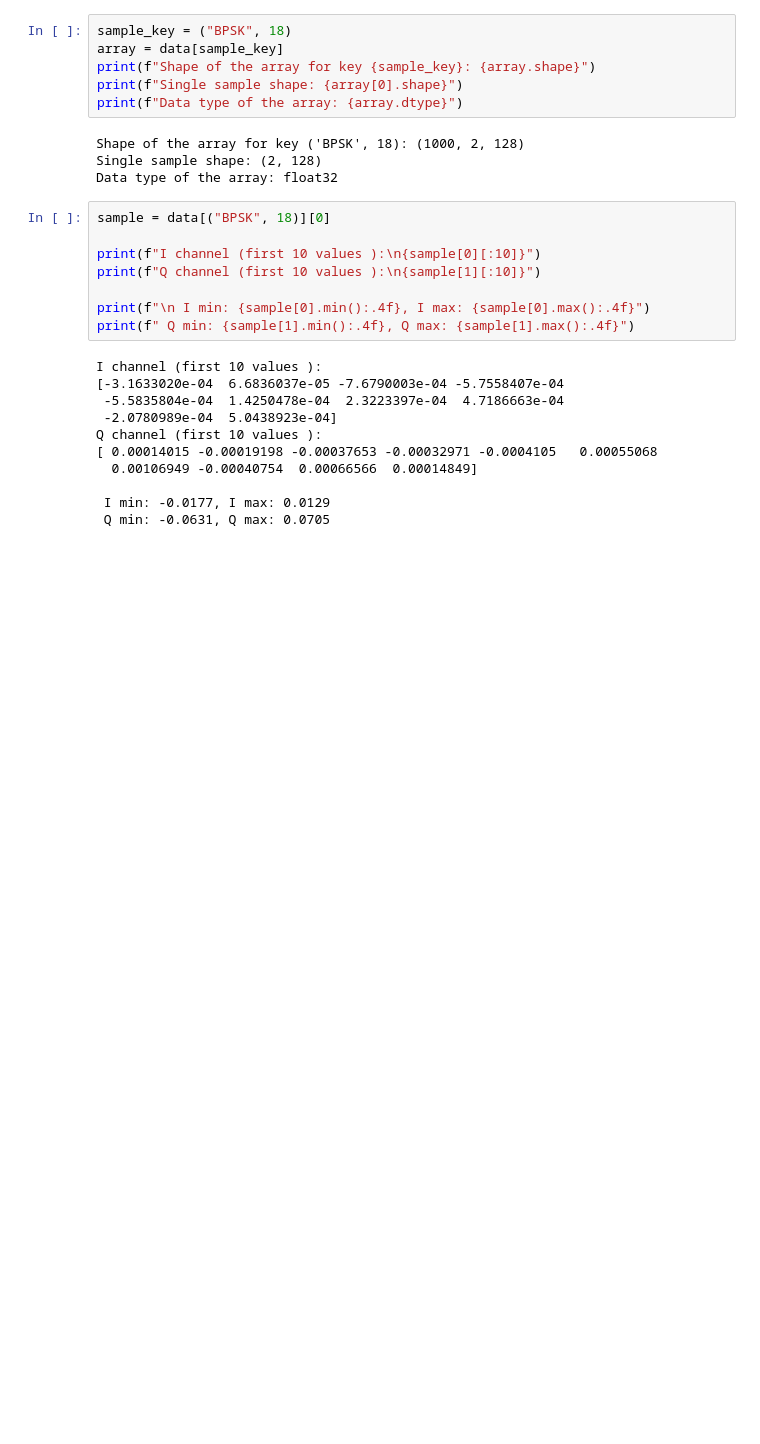
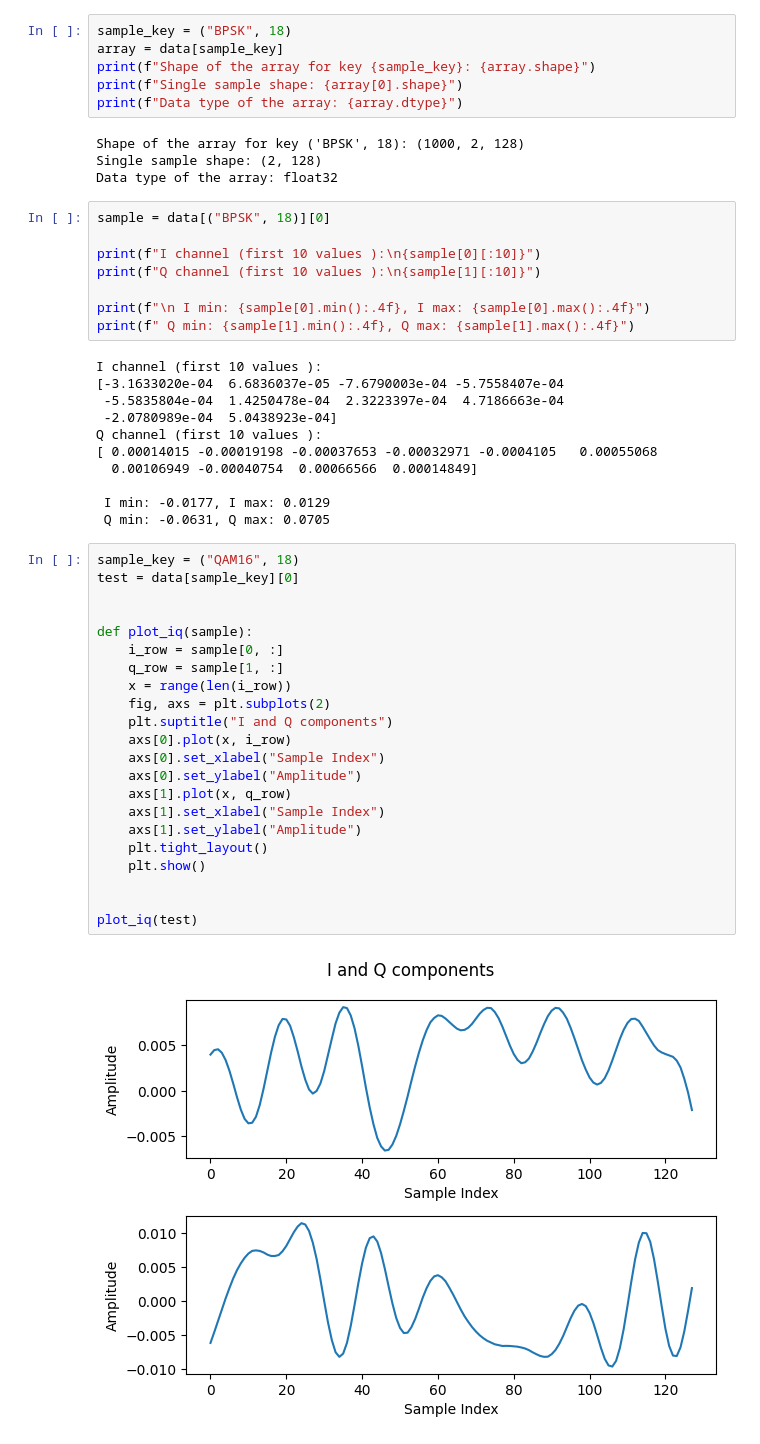
Before and after one commit to lohith-pras/rf-claassifier, a Jupyter notebook: notebooks/01_eda.ipynb, the cells around one changed output. Saved outputs shown, nothing was run; the diff lists cells and outputs as text; blank space fills up the shorter version.

```diff
--- a/notebooks/01_eda.ipynb
+++ b/notebooks/01_eda.ipynb
@@ -49,3 +56,27 @@ Q channel (first 10 values ):
 
  I min: -0.0177, I max: 0.0129
  Q min: -0.0631, Q max: 0.0705
+# %%
+sample_key = ("QAM16", 18)
+test = data[sample_key][0]
+
+
+def plot_iq(sample):
+    i_row = sample[0, :]
+    q_row = sample[1, :]
+    x = range(len(i_row))
+    fig, axs = plt.subplots(2)
+    plt.suptitle("I and Q components")
+    axs[0].plot(x, i_row)
+    axs[0].set_xlabel("Sample Index")
+    axs[0].set_ylabel("Amplitude")
+    axs[1].plot(x, q_row)
+    axs[1].set_xlabel("Sample Index")
+    axs[1].set_ylabel("Amplitude")
+    plt.tight_layout()
+    plt.show()
+
+
+plot_iq(test)
+# %% [output]
+[figure, added]
```
Also changed, not shown: parts of 2 cells of this notebook, 1 other file.
